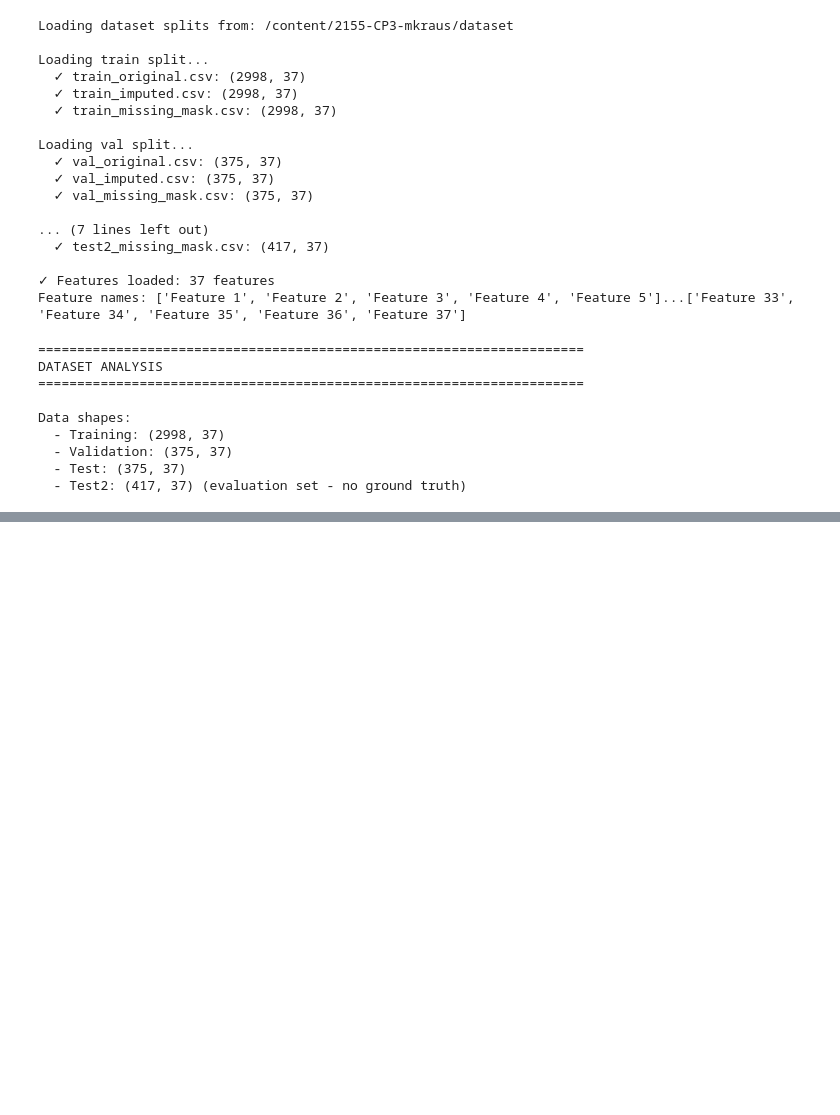
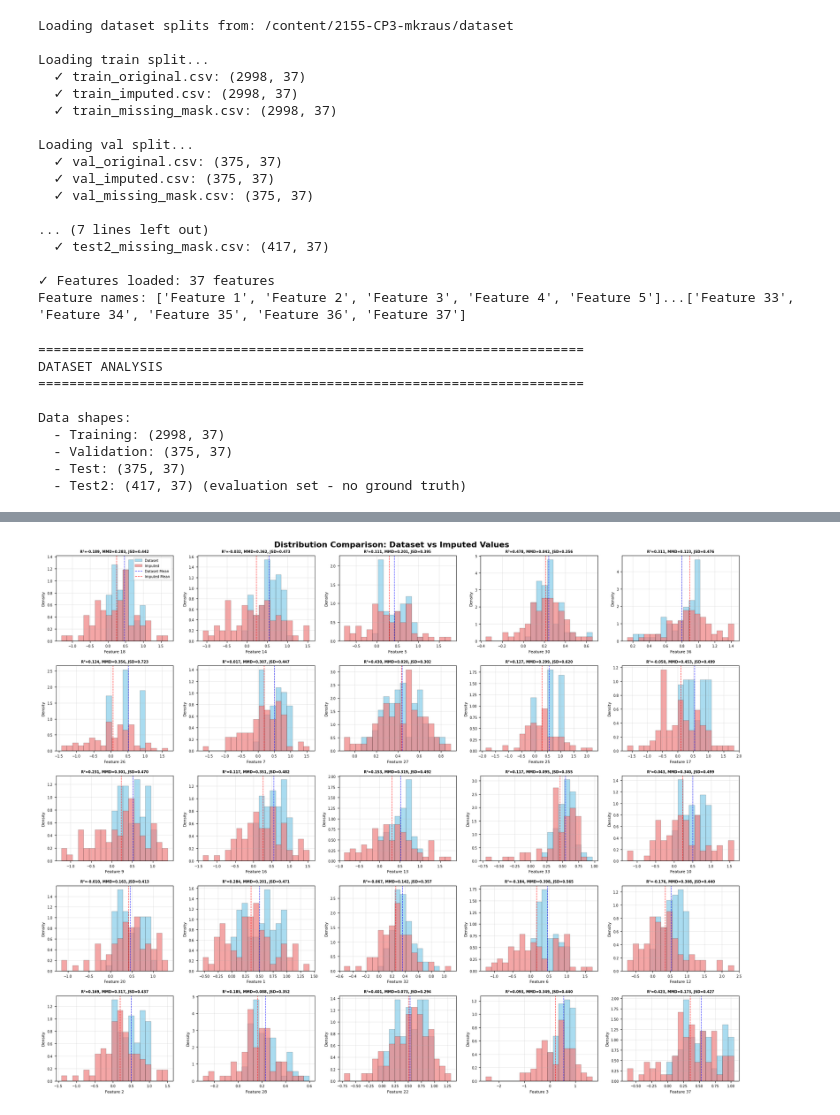
Before and after one commit to kramerkraus/2155-CP3-mkraus, a Jupyter notebook: diffusionmodel.ipynb, the cells around one changed output, grey strips where cells are left out. Drawn from its saved outputs; the diff is of its cells as text; code cells hidden in the pictures; blank space fills up the shorter version.

```diff
--- a/diffusionmodel.ipynb
+++ b/diffusionmodel.ipynb
@@ -268,0 +479,6 @@ samples = np.array(samples)   # (20, 1, 37)
+# %%
+# Distribution comparison plots
+plot_distribution_comparison(test_imputations_denorm, test_original_denorm,
+                             test_masks, feature_names, n_features=25)
+# %% [output]
+[figure, added]
```
Also changed, not shown: parts of 14 cells of this notebook.
